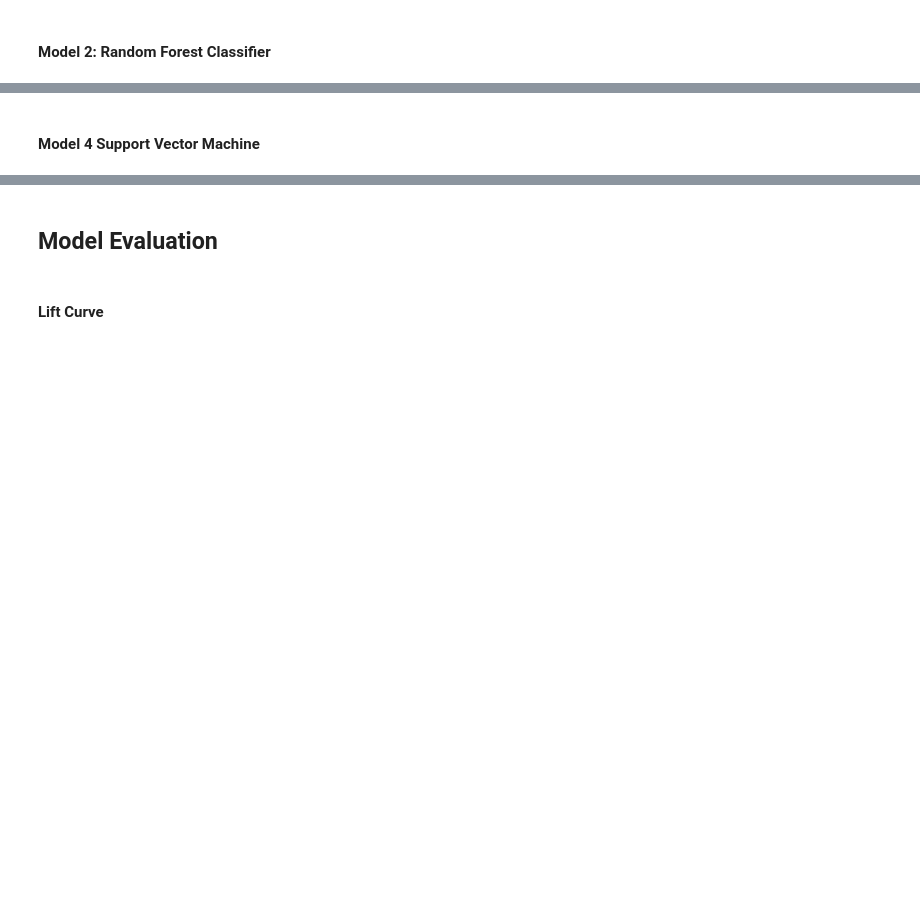
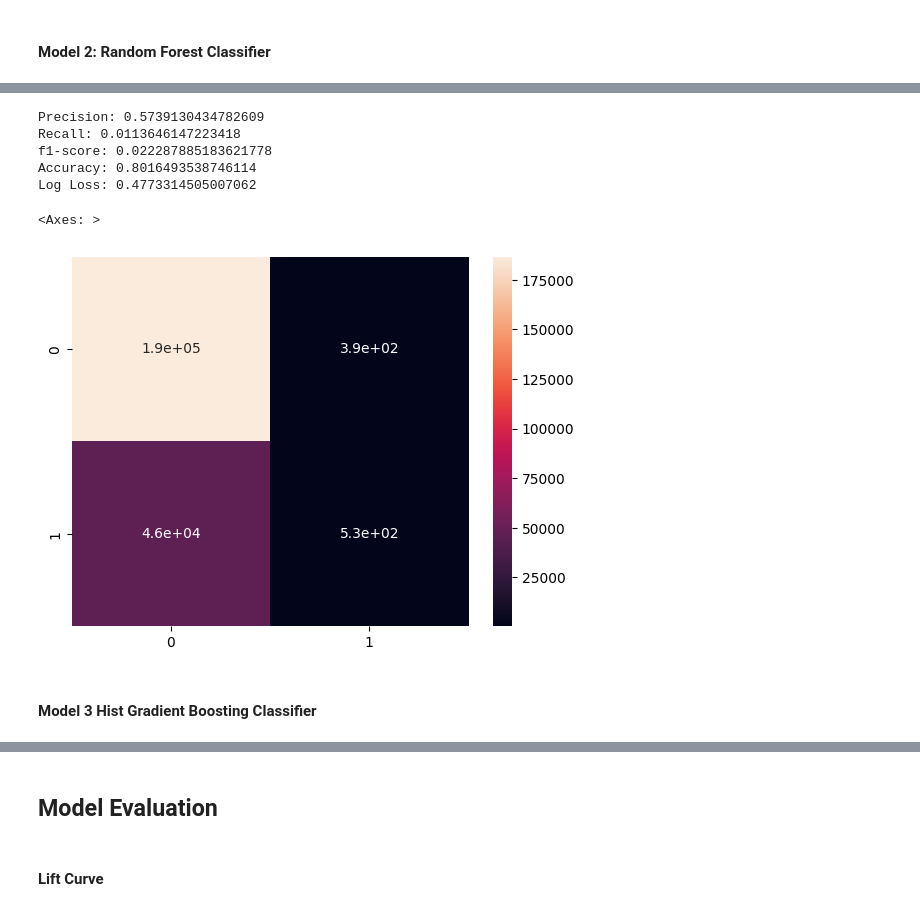
Before and after one commit to samuelleehope/ID5059_Flight_Prediction, a Jupyter notebook: ID5059Project1_Submission.ipynb, the cells around one changed output, grey strips where cells are left out. Saved outputs shown, nothing was run; the diff lists cells and outputs as text; code cells hidden in the pictures; blank space fills up the shorter version.

```diff
--- a/ID5059Project1_Submission.ipynb
+++ b/ID5059Project1_Submission.ipynb
@@ -464,26 +503,10 @@ Log Loss: 7.223632609034465
 # %%
 rf_pipeline = Pipeline([
     ('preprocessor', preprocessor),
-    ('classifier', RandomForestClassifier(n_jobs=-1))
+    ('classifier', RandomForestClassifier(n_estimators=10,
+                                          max_depth=15,
+                                          min_samples_leaf=5,
+                                          n_jobs=-1))
 ])
 
-threshold = 0.5
-
 rf_pipeline.fit(X_train,y_train)
-
-y_scores_rf = rf_pipeline.decision_function(X_val)
-y_predictions_rf = np.where(y_scores_rf>=threshold,1,0)
-conf_mat = confusion_matrix(y_val, y_predictions_rf)
-
-precision = conf_mat[1,1]/sum(conf_mat[:,1]) if sum(conf_mat[:,1])>0 else 'Undefined'
-recall = conf_mat[1,1]/sum(conf_mat[1,:])
-accuracy = (conf_mat[0,0]+conf_mat[1,1])/(sum(conf_mat[0,:])+sum(conf_mat[1,:]))
-f1_score = 2*precision*recall/(precision+recall)
-logloss = log_loss(y_val, y_scores_rf)
-
-print(f'Precision: {precision}')
-print(f'Recall: {recall}')
-print(f'f1-score: {f1_score}')
-print(f'Accuracy: {accuracy}')
-print(f'Log Loss: {logloss}')
-sns.heatmap(conf_mat, annot=True)
@@ -564,3 +525,30 @@ Log Loss: 0.48615737757738153
+# %%
+threshold = 0.5
+
+y_scores_rf = rf_pipeline.predict_proba(X_val)
+y_predictions_rf = np.where(y_scores_rf[:,1]>=threshold,1,0)
+conf_mat = confusion_matrix(y_val, y_predictions_rf)
+
+precision = conf_mat[1,1]/sum(conf_mat[:,1]) if sum(conf_mat[:,1])>0 else 'Undefined'
+recall = conf_mat[1,1]/sum(conf_mat[1,:])
+accuracy = (conf_mat[0,0]+conf_mat[1,1])/(sum(conf_mat[0,:])+sum(conf_mat[1,:]))
+f1_score = 2*precision*recall/(precision+recall)
+logloss = log_loss(y_val, y_scores_rf)
+
+print(f'Precision: {precision}')
+print(f'Recall: {recall}')
+print(f'f1-score: {f1_score}')
+print(f'Accuracy: {accuracy}')
+print(f'Log Loss: {logloss}')
+sns.heatmap(conf_mat, annot=True)
+# %% [output]
+Precision: 0.5739130434782609
+Recall: 0.0113646147223418
+f1-score: 0.022287885183621778
+Accuracy: 0.8016493538746114
+Log Loss: 0.4773314505007062
+<Axes: >
+[figure, added]
 # %% [markdown]
-#### Model 4 Support Vector Machine
+#### Model 3 Hist Gradient Boosting Classifier
 # %%
```
Also changed, not shown: parts of 22 cells of this notebook.
